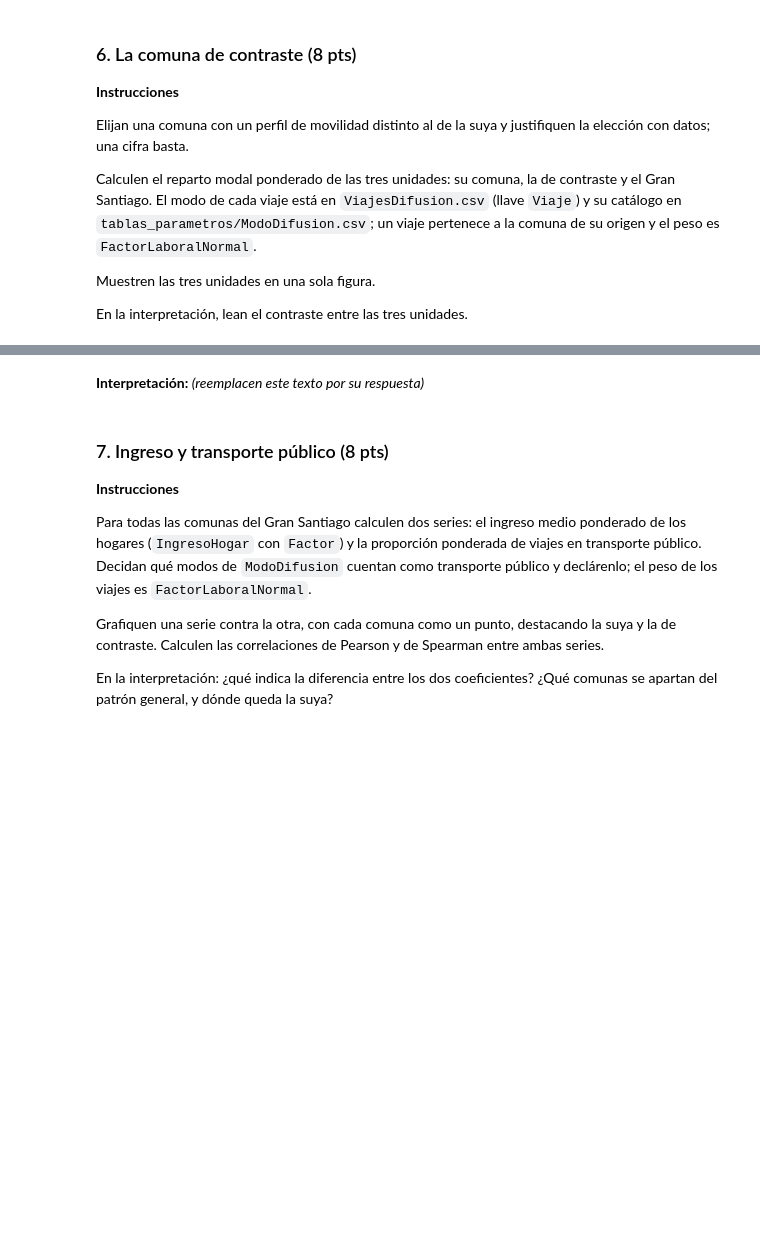
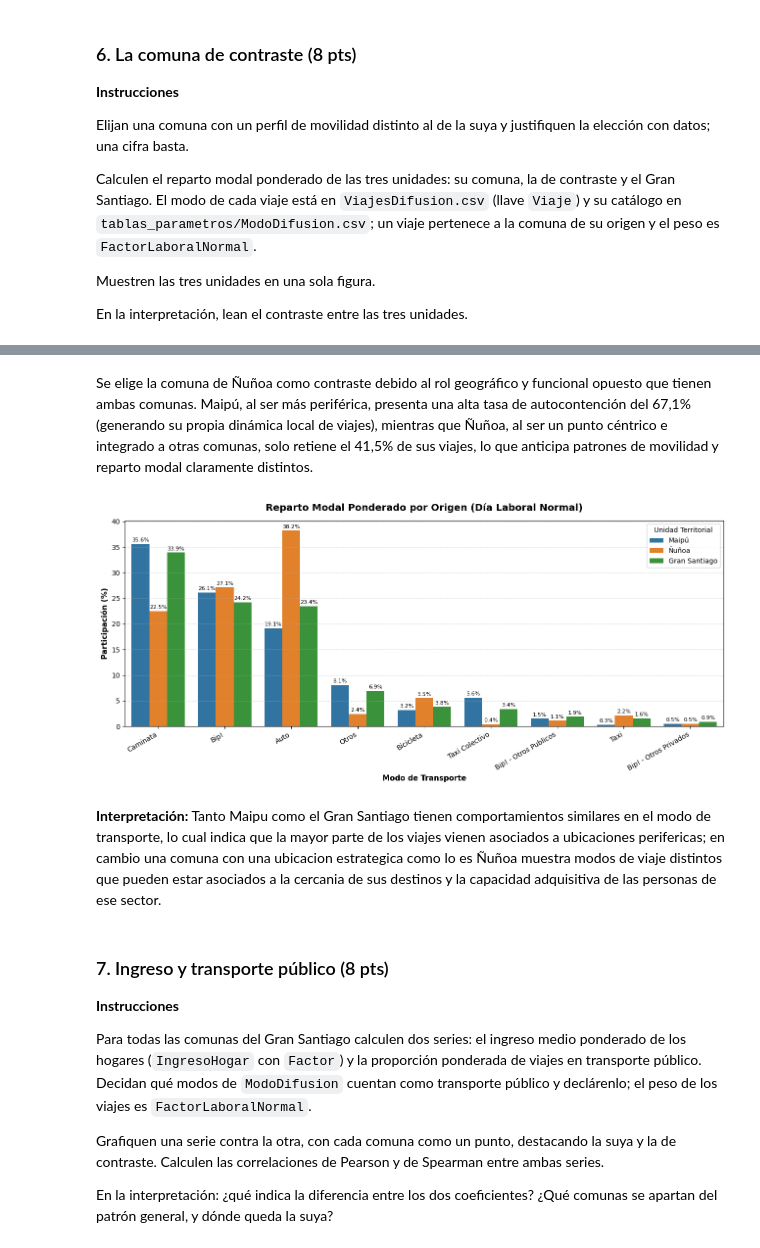
Before and after one commit to GaboDR/tarea1_csDatos, a Jupyter notebook: tarea1_delgado.ipynb, the cells around one changed output, grey strips where cells are left out. Saved outputs shown, nothing was run; the diff lists cells and outputs as text; code cells hidden in the pictures; blank space fills up the shorter version.

```diff
--- a/tarea1_delgado.ipynb
+++ b/tarea1_delgado.ipynb
@@ -285,3 +338,14 @@ Muestren las tres unidades en una sola figura.
 En la interpretación, lean el contraste entre las tres unidades.
 # %%
 # Su código (agreguen las celdas que necesiten)
+viajesDifusion = pd.read_csv(RUTA + "ViajesDifusion.csv", sep=";", decimal=",", low_memory=False, encoding="latin-1")
+viajesCompleto_lab = pd.merge(viajes_lab, viajesDifusion, on="Viaje", how="left")
+# %%
+viajesCompletoMaipu_lab = viajesCompleto_lab[viajesCompleto_lab['ComunaOrigen'] == 94]
+auto_maipu = (viajesCompletoMaipu_lab[viajesCompletoMaipu_lab['ComunaDestino'] == 94]['FactorLaboralNormal'].sum() / viajesCompletoMaipu_lab['FactorLaboralNormal'].sum()) * 100
+
+viajesCompletoNunoa_lab = viajesCompleto_lab[viajesCompleto_lab['ComunaOrigen'] == 91]
+auto_nunoa = (viajesCompletoNunoa_lab[viajesCompletoNunoa_lab['ComunaDestino'] == 91]['FactorLaboralNormal'].sum() / viajesCompletoNunoa_lab['FactorLaboralNormal'].sum()) * 100
+
+print(f"Autocontención (viajes internos) Maipú: {auto_maipu:.1f}%")
+print(f"Autocontención (viajes internos) Ñuñoa: {auto_nunoa:.1f}%")
@@ -287,0 +355,2 @@ En la interpretación, lean el contraste entre las tres unidades.
+# %% [markdown]
+Se elige la comuna de Ñuñoa como contraste debido al rol geográfico y funcional opuesto que tienen ambas comunas. Maipú, al ser más periférica, presenta una alta tasa de autocontención del 67,1% (generando su propia dinámica local de viajes), mientras que Ñuñoa, al ser un punto céntrico e integrado a otras comunas, solo retiene el 41,5% de sus viajes, lo que anticipa patrones de movilidad y reparto modal claramente distintos.
@@ -288,5 +384,70 @@ En la interpretación, lean el contraste entre las tres unidades.
+# %%
+import seaborn as sns
+dicc_modos = {
+    1: 'Auto',
+    2: 'Bip!',
+    3: 'Taxi Colectivo',
+    4: 'Taxi',
+    5: 'Bip! - Otros Publicos',
+    6: 'Bip! - Otros Privados',
+    7: 'Otros',
+    8: 'Caminata',
+    9: 'Bicicleta'
+}
+
+# 1. Asegurar la reasignación de los nombres con el diccionario
+rep_stgo = repartoCompleto.rename(index=dicc_modos).reset_index()
+rep_stgo.columns = ['Modo', 'Porcentaje']
+rep_stgo['Unidad'] = 'Gran Santiago'
+
+rep_maipu = repartoCompletoMaipu.rename(index=dicc_modos).reset_index()
+rep_maipu.columns = ['Modo', 'Porcentaje']
+rep_maipu['Unidad'] = 'Maipú'
+
+rep_nunoa = repartoCompletoNunoa.rename(index=dicc_modos).reset_index()
+rep_nunoa.columns = ['Modo', 'Porcentaje']
+rep_nunoa['Unidad'] = 'Ñuñoa'
+
+# 2. Consolidar en un solo DataFrame para graficar
+df_plot = pd.concat([rep_maipu, rep_nunoa, rep_stgo], ignore_index=True)
+
+# 3. Ordenar las categorías en el eje X según el orden general del Gran Santiago
+orden_modos = rep_stgo.sort_values('Porcentaje', ascending=False)['Modo'].tolist()
+
+# 4. Graficar en una sola figura
+plt.figure(figsize=(13, 6))
+ax = sns.barplot(
+    data=df_plot,
+    x='Modo',
+    y='Porcentaje',
+    hue='Unidad',
+    order=orden_modos,
+    palette=['#1f77b4', '#ff7f0e', '#2ca02c']
+)
+
+# Estética y etiquetas
+plt.title('Reparto Modal Ponderado por Origen (Día Laboral Normal)', fontsize=14, weight='bold', pad=15)
+plt.xlabel('Modo de Transporte', fontsize=11, weight='bold')
+plt.ylabel('Participación (%)', fontsize=11, weight='bold')
+plt.xticks(rotation=30, ha='right', fontsize=10)
+plt.grid(axis='y', linestyle='--', alpha=0.5)
+plt.legend(title='Unidad Territorial', frameon=True)
+
+# mostrar valores encima de las barras
+for p in ax.patches:
+    h = p.get_height()
+    if h > 0:
+        ax.annotate(f'{h:.1f}%',
+                    (p.get_x() + p.get_width() / 2., h),
+                    ha='center', va='bottom', fontsize=8, rotation=0, xytext=(0, 2),
+                    textcoords='offset points')
+
+plt.tight_layout()
+plt.show()
+# %% [output]
+[figure, added]
 # %% [markdown]
-**Interpretación:** *(reemplacen este texto por su respuesta)*
+**Interpretación:** Tanto Maipu como el Gran Santiago tienen comportamientos similares en el modo de transporte, lo cual indica que la mayor parte de los viajes vienen asociados a ubicaciones perifericas; en cambio una comuna con una ubicacion estrategica como lo es Ñuñoa muestra modos de viaje distintos que pueden estar asociados a la cercania de sus destinos y la capacidad adquisitiva de las personas de ese sector.
 # %% [markdown]
 ### 7. Ingreso y transporte público (8 pts)
 
```
Also changed, not shown: parts of 14 cells of this notebook.
